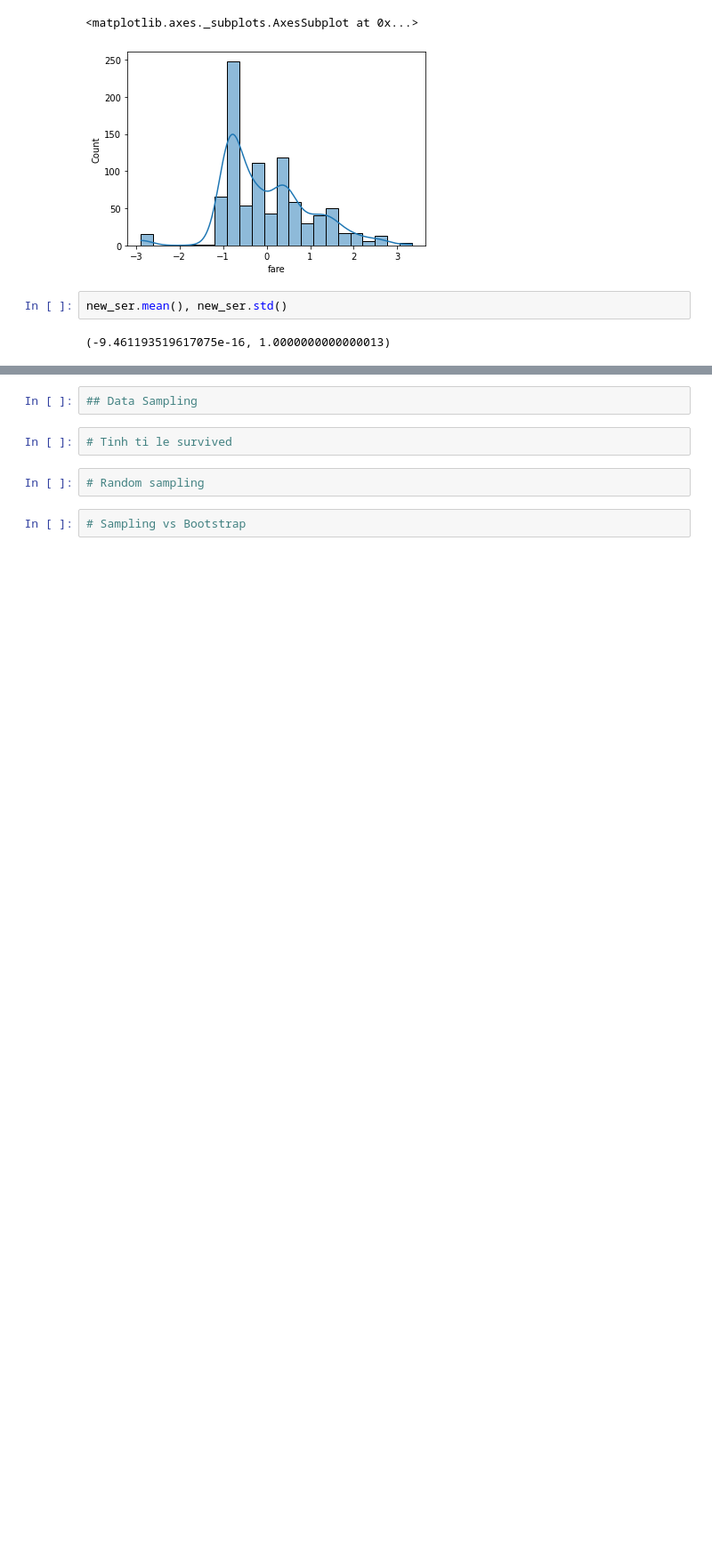
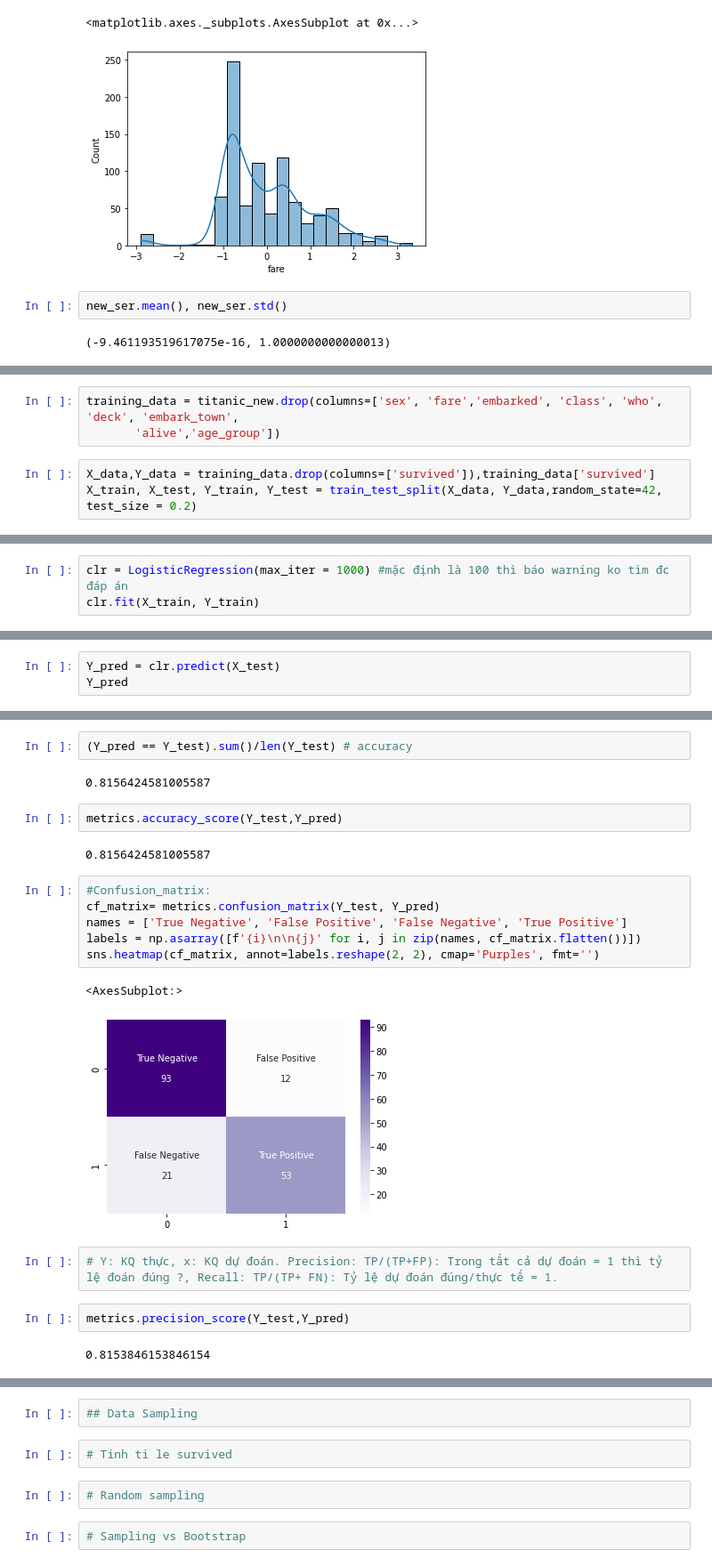
Before and after one commit to honghanhh/mci_python_36a1_l2, a Jupyter notebook: Lectures/lecture2_3/thuynm_Lecture_03_inclass.ipynb, the cells around one changed output, grey strips where cells are left out. Shown at 89% size. Drawn from its saved outputs; the diff is of its cells as text; blank space fills up the shorter version.

```diff
--- a/Lectures/lecture2_3/thuynm_Lecture_03_inclass.ipynb
+++ b/Lectures/lecture2_3/thuynm_Lecture_03_inclass.ipynb
@@ -619,0 +805,6 @@ new_ser.mean(), new_ser.std()
+# %%
+training_data = titanic_new.drop(columns=['sex', 'fare','embarked', 'class', 'who', 'deck', 'embark_town',
+       'alive','age_group'])
+# %%
+X_data,Y_data = training_data.drop(columns=['survived']),training_data['survived']
+X_train, X_test, Y_train, Y_test = train_test_split(X_data, Y_data,random_state=42, test_size = 0.2)
@@ -619,0 +813,3 @@ new_ser.mean(), new_ser.std()
+# %%
+clr = LogisticRegression(max_iter = 1000) #mặc định là 100 thì báo warning ko tìm đc đáp án
+clr.fit(X_train, Y_train)
@@ -619,0 +820,3 @@ new_ser.mean(), new_ser.std()
+# %%
+Y_pred = clr.predict(X_test)
+Y_pred
@@ -619,0 +833,23 @@ new_ser.mean(), new_ser.std()
+# %%
+(Y_pred == Y_test).sum()/len(Y_test) # accuracy
+# %% [output]
+0.8156424581005587
+# %%
+metrics.accuracy_score(Y_test,Y_pred)
+# %% [output]
+0.8156424581005587
+# %%
+#Confusion_matrix:
+cf_matrix= metrics.confusion_matrix(Y_test, Y_pred)
+names = ['True Negative', 'False Positive', 'False Negative', 'True Positive']
+labels = np.asarray([f'{i}\n\n{j}' for i, j in zip(names, cf_matrix.flatten())])
+sns.heatmap(cf_matrix, annot=labels.reshape(2, 2), cmap='Purples', fmt='')
+# %% [output]
+<AxesSubplot:>
+[figure, added]
+# %%
+# Y: KQ thực, x: KQ dự đoán. Precision: TP/(TP+FP): Trong tất cả dự đoán = 1 thì tỷ lệ đoán đúng ?, Recall: TP/(TP+ FN): Tỷ lệ dự đoán đúng/thực tế = 1.
+# %%
+metrics.precision_score(Y_test,Y_pred)
+# %% [output]
+0.8153846153846154
```
Also changed, not shown: parts of 29 cells of this notebook.
